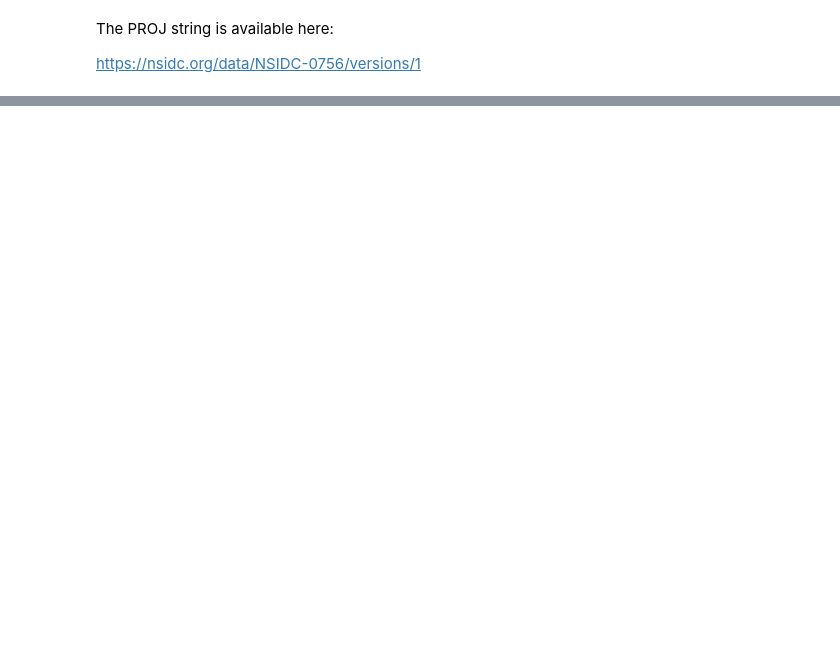
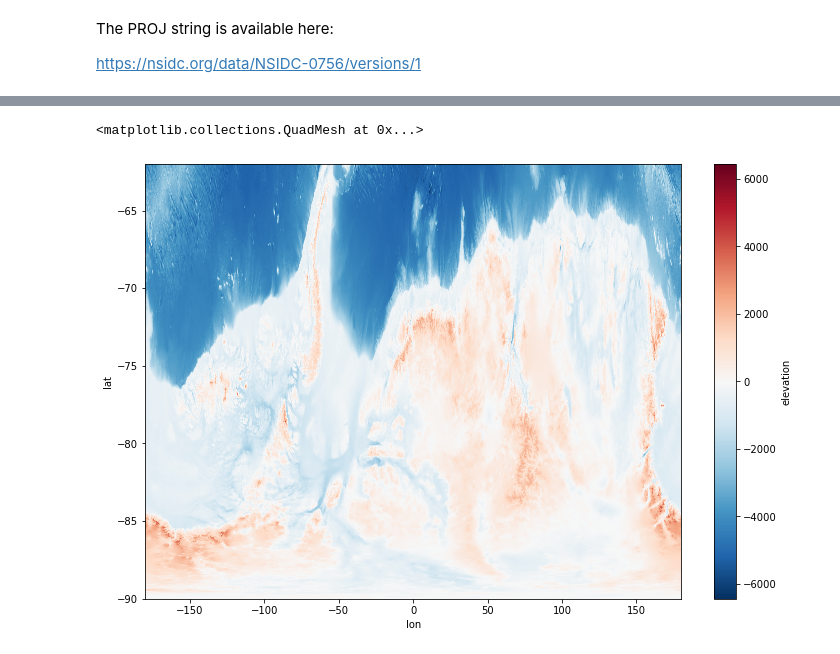
Before and after one commit to raphaeldussin/OM4_125_bedmachine_ant1, a Jupyter notebook: raw_data/Remapping_bedmachine.ipynb, the cells around one changed output, grey strips where cells are left out. Cells and saved outputs as stored; diff of their text form; code cells hidden in the pictures; blank space fills up the shorter version.

Commit message:
finish remap + merge

```diff
--- a/raw_data/Remapping_bedmachine.ipynb
+++ b/raw_data/Remapping_bedmachine.ipynb
@@ -300,0 +191,5 @@ h2_regrid_log.plot(figsize=[12,8], x='lon', y='lat', vmin=1, vmax=3)
+# %%
+gebco_SO = gebco.sel(lat=slice(-90, -62))
+# %%
+gebco_SO['lon'].attrs = dict(units='degrees_east')
+gebco_SO['lat'].attrs = dict(units='degrees_north')
@@ -300,0 +206,8 @@ h2_regrid_log.plot(figsize=[12,8], x='lon', y='lat', vmin=1, vmax=3)
+# %%
+%%time
+
+regrid = xesmf.Regridder(bedmachine, gebco_SO,
+                         method='nearest_s2d',
+                         periodic=False,
+                         reuse_weights=True,
+                         filename=f'{weightsdir}/nearest_weights_srcR.nc')
@@ -300,0 +220,13 @@ h2_regrid_log.plot(figsize=[12,8], x='lon', y='lat', vmin=1, vmax=3)
+# %%
+%%time
+
+bedmachine_remapped = xr.Dataset()
+
+bedmachine_remapped['elevation'] = regrid(bedmachine['elevation'])
+
+# gebco is given in type short, which basically is equivalent to integer values,
+# hence no need to save decimal points...
+encoding = {'elevation': {'dtype': np.int16}}
+bedmachine_remapped.to_netcdf('BedMachineAntarctica_elevation_nn_gebco_grid.nc',
+                              encoding=encoding, format='NETCDF3_64BIT',
+                              engine='netcdf4')
@@ -300,0 +249,6 @@ h2_regrid_log.plot(figsize=[12,8], x='lon', y='lat', vmin=1, vmax=3)
+# %%
+plt.figure(figsize=[12,8])
+bedmachine_remapped['elevation'].plot()
+# %% [output]
+<matplotlib.collections.QuadMesh at 0x...>
+[figure, added]
```
Also changed, not shown: parts of 69 cells of this notebook, 1 other file.
